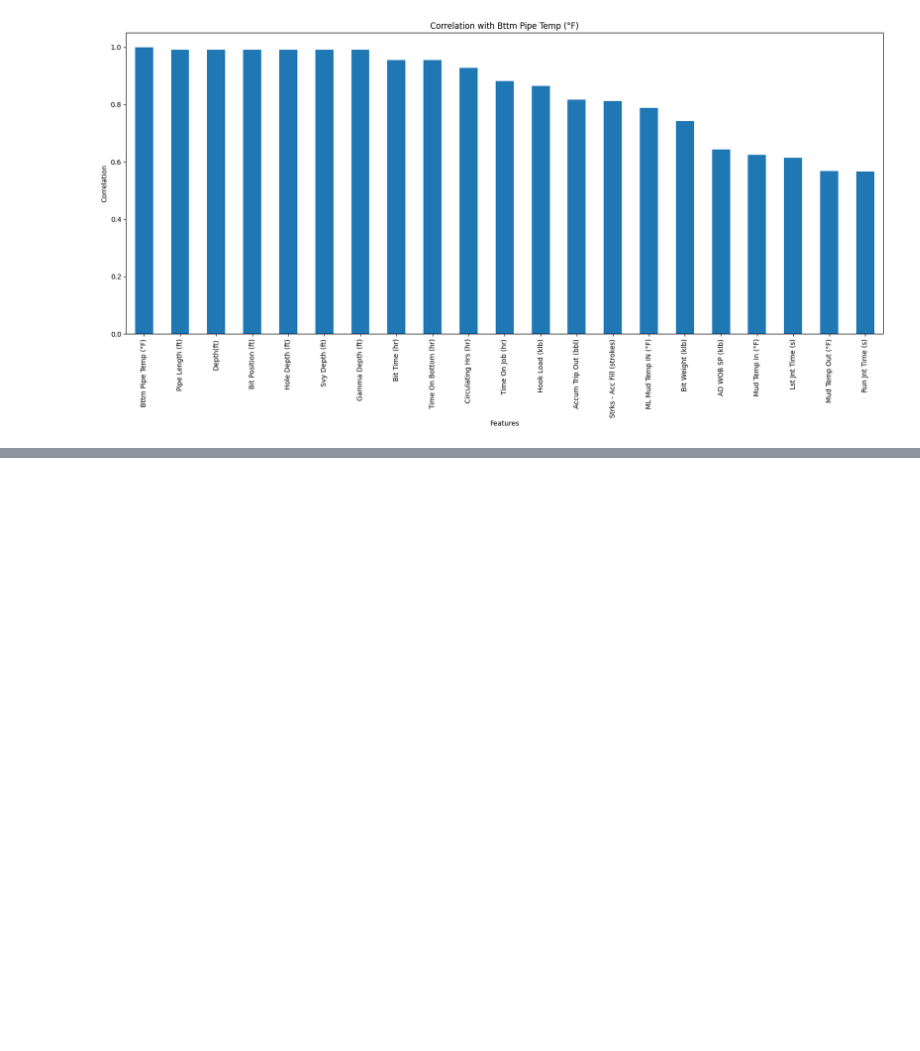
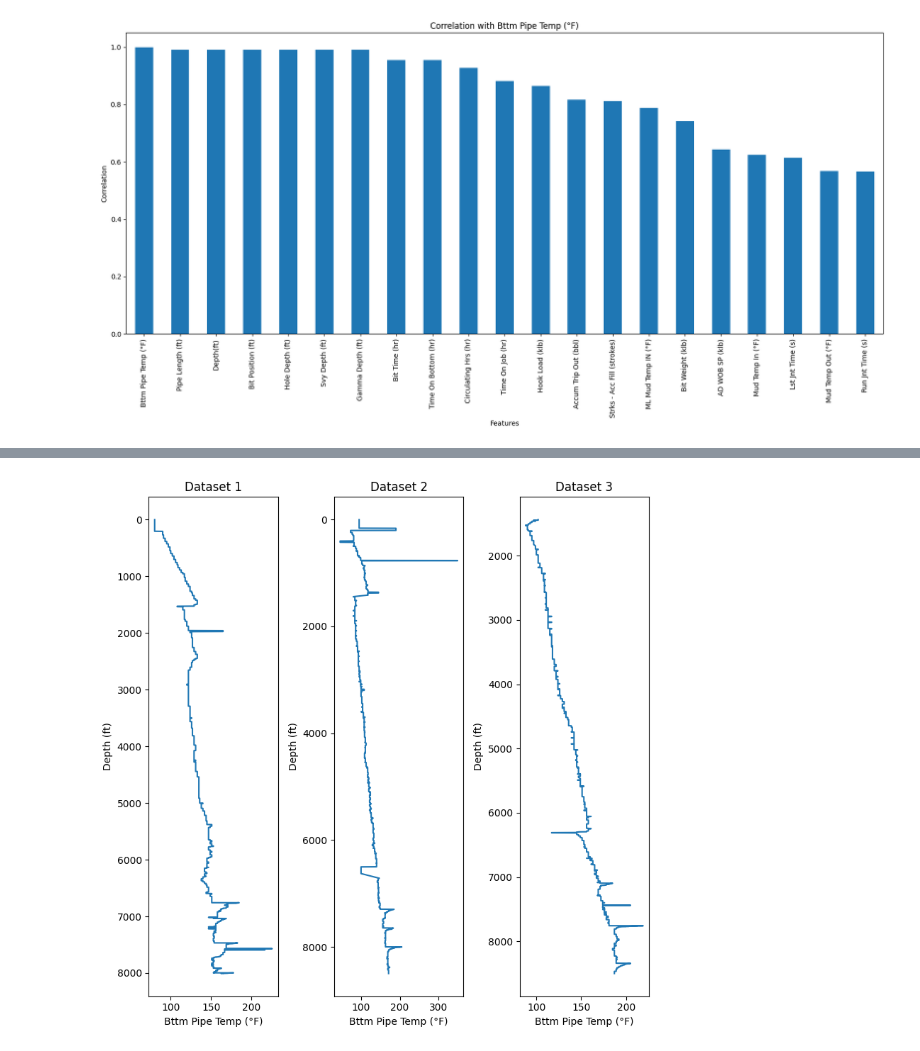
Before and after one commit to atheeralattar/SPE-ML-Challenge-Fervo, a Jupyter notebook: codebase/src/playground.ipynb, the cells around one changed output, grey strips where cells are left out. Drawn from its saved outputs; the diff is of its cells as text; code cells hidden in the pictures; blank space fills up the shorter version.

```diff
--- a/codebase/src/playground.ipynb
+++ b/codebase/src/playground.ipynb
@@ -217,0 +211,28 @@ Name: Bttm Pipe Temp (°F), dtype: float64
+# %%
+# create a vertical line chart for bttm column from df3_clean where y is depth and x is the bttm value
+plt.figure(figsize=(8, 8))
+plt.subplot(1, 3, 1)
+plt.plot(df1_clean['Bttm Pipe Temp (°F)'], df1_clean['Depth(ft)'])
+plt.gca().invert_yaxis()
+plt.xlabel('Bttm Pipe Temp (°F)')
+plt.ylabel('Depth (ft)')
+plt.title('Dataset 1')
+
+plt.subplot(1, 3, 2)
+plt.plot(df2_clean['Bttm Pipe Temp (°F)'], df2_clean['Depth(ft)'])
+plt.gca().invert_yaxis()
+plt.xlabel('Bttm Pipe Temp (°F)')
+plt.ylabel('Depth (ft)')
+plt.title('Dataset 2')
+
+plt.subplot(1, 3, 3)
+plt.plot(df3_clean['Bttm Pipe Temp (°F)'], df3_clean['Depth(ft)'])
+plt.gca().invert_yaxis()
+plt.xlabel('Bttm Pipe Temp (°F)')
+plt.ylabel('Depth (ft)')
+plt.title('Dataset 3')
+
+plt.tight_layout()
+plt.show()
+# %% [output]
+[figure, added]
```
Also changed, not shown: parts of 4 cells of this notebook, 3 other files.
